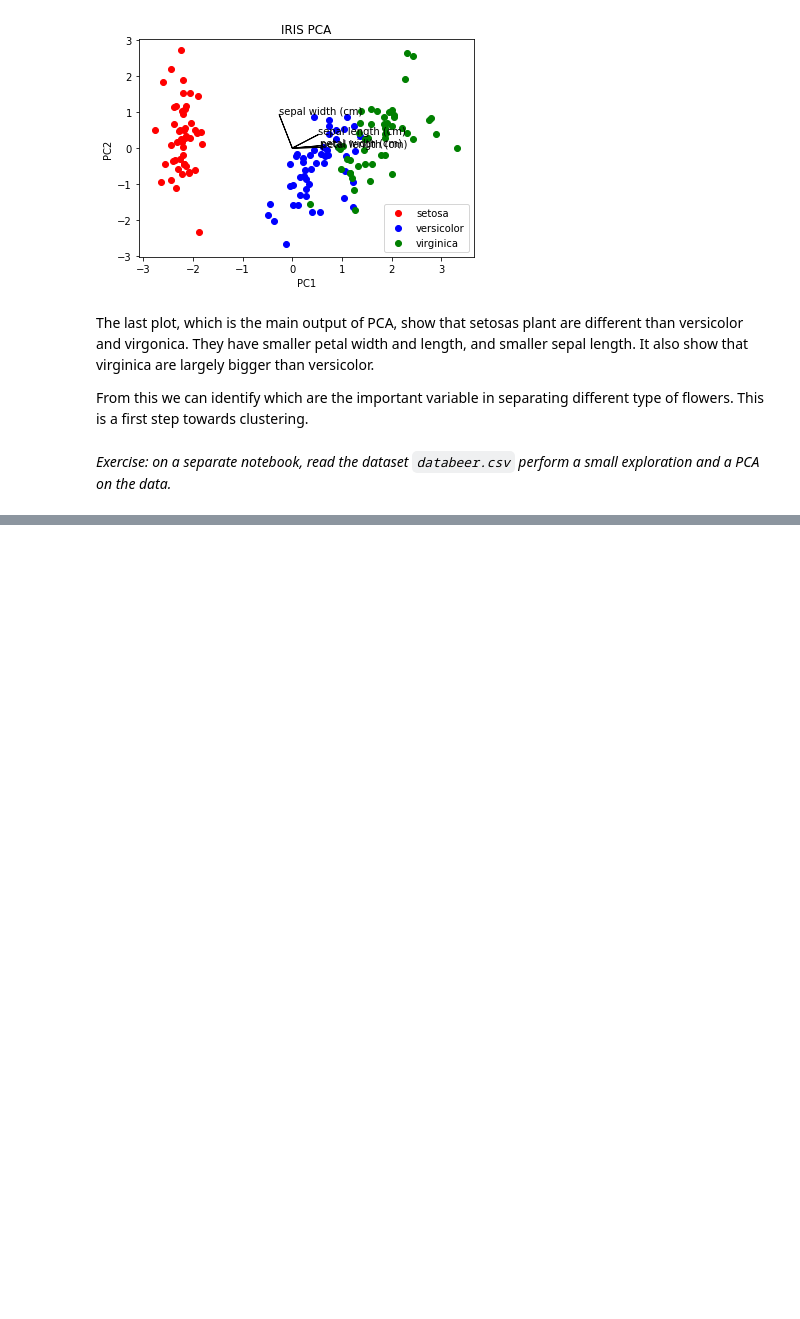
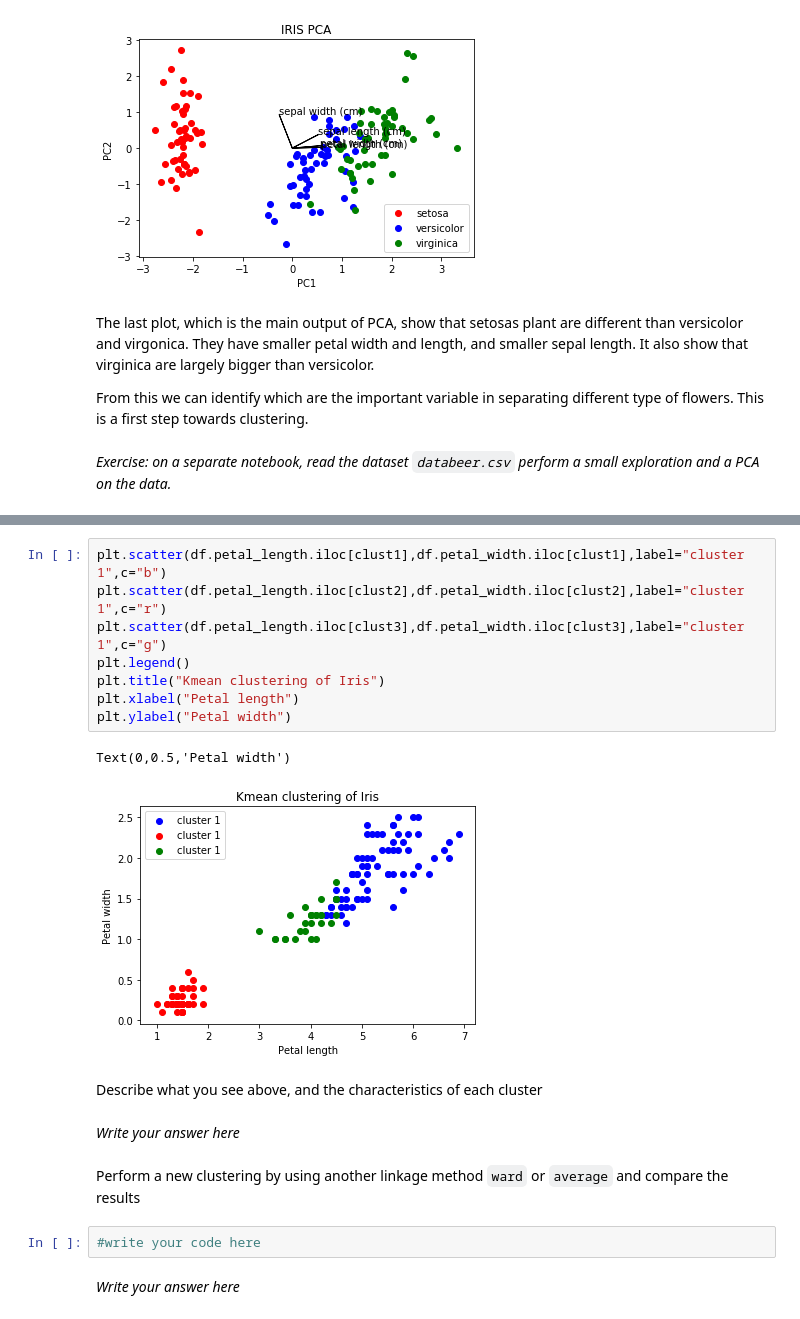
Before and after one commit to elzaguillot/dafe, a Jupyter notebook: Tuesday/Multivariate.ipynb, the cells around one changed output, grey strips where cells are left out. Saved outputs shown, nothing was run; the diff lists cells and outputs as text; blank space fills up the shorter version.

```diff
--- a/Tuesday/Multivariate.ipynb
+++ b/Tuesday/Multivariate.ipynb
@@ -319,0 +359,21 @@ data.feature_names
+# %%
+plt.scatter(df.petal_length.iloc[clust1],df.petal_width.iloc[clust1],label="cluster 1",c="b")
+plt.scatter(df.petal_length.iloc[clust2],df.petal_width.iloc[clust2],label="cluster 1",c="r")
+plt.scatter(df.petal_length.iloc[clust3],df.petal_width.iloc[clust3],label="cluster 1",c="g")
+plt.legend()
+plt.title("Kmean clustering of Iris")
+plt.xlabel("Petal length")
+plt.ylabel("Petal width")
+# %% [output]
+Text(0,0.5,'Petal width')
+[figure, added]
+# %% [markdown]
+Describe what you see above, and the characteristics of each cluster
+# %% [markdown]
+*Write your answer here*
+# %% [markdown]
+Perform a new  clustering by using another linkage method `ward` or `average` and compare the results
+# %%
+#write your code here
+# %% [markdown]
+*Write your answer here*
```
Also changed, not shown: parts of 33 cells of this notebook.
